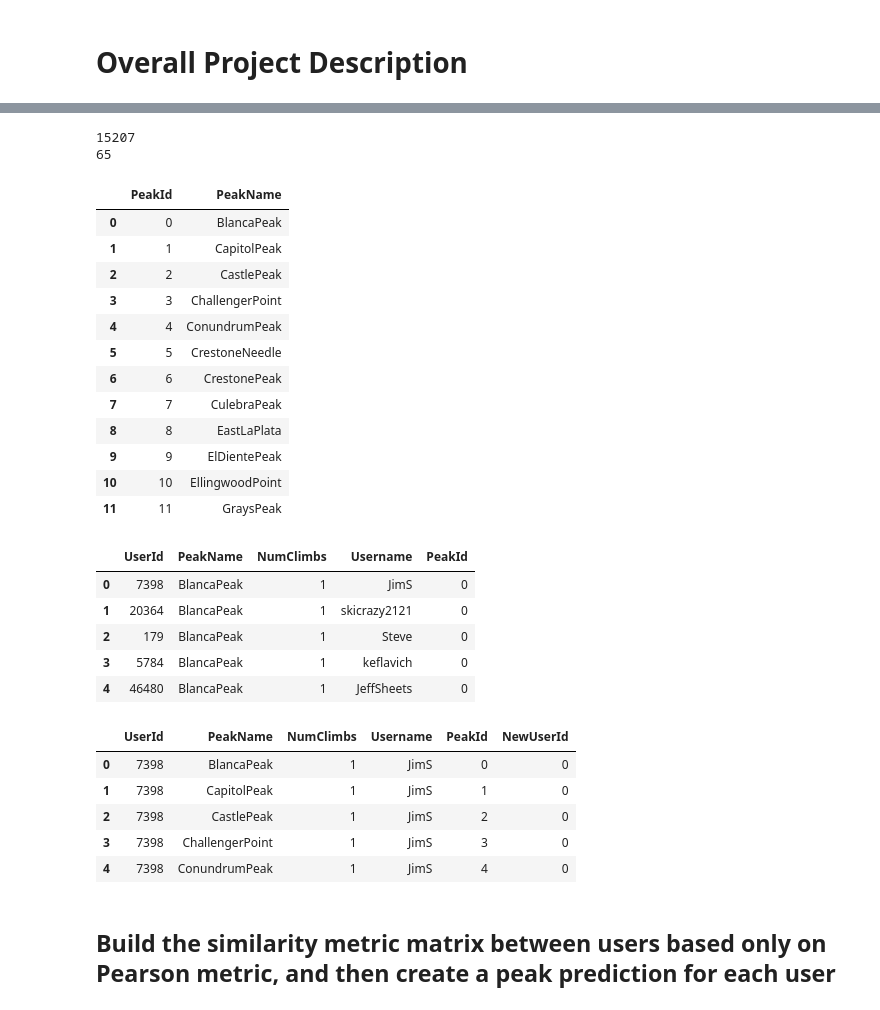
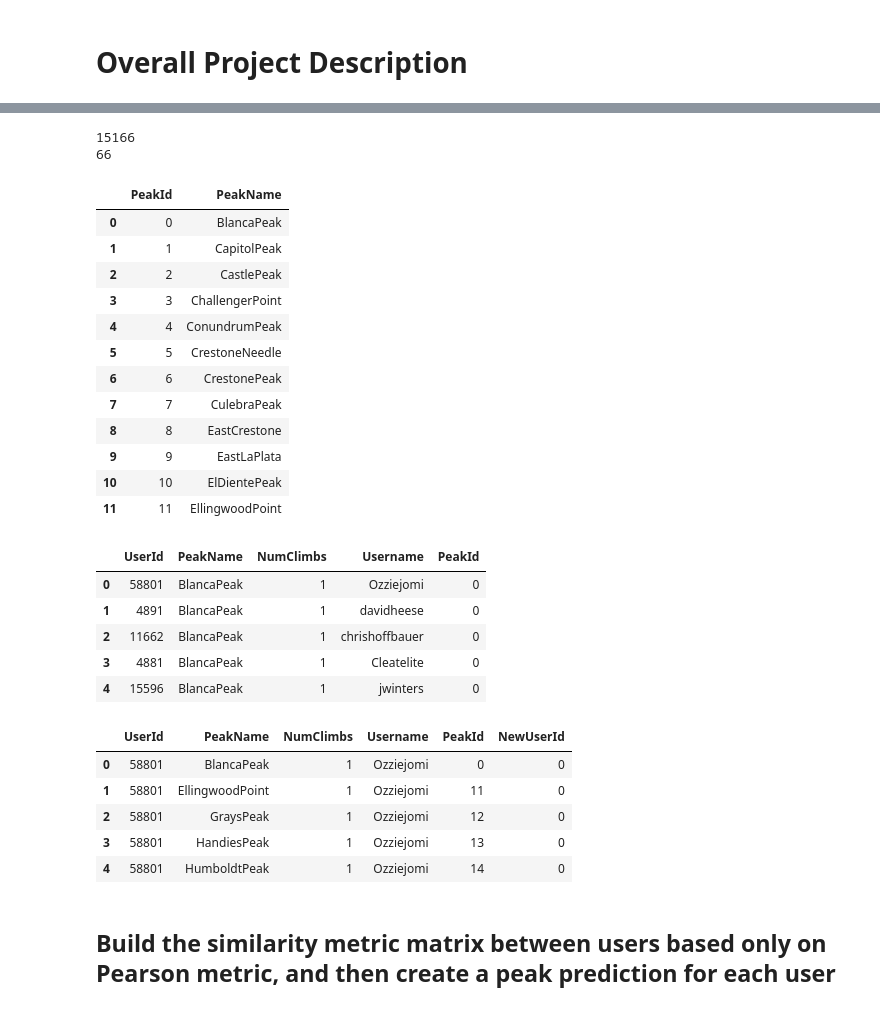
Before and after one commit to cnd9/forumAnalytics, a Jupyter notebook: 14erRecommender_UserUser_Collaborative_Model.ipynb, the cells around one changed output, grey strips where cells are left out. Cells and saved outputs as stored; diff of their text form; code cells hidden in the pictures.

```diff
--- a/14erRecommender_UserUser_Collaborative_Model.ipynb
+++ b/14erRecommender_UserUser_Collaborative_Model.ipynb
@@ -42,18 +41,19 @@ Import checklist data that was previously scraped from a popular hiking website
 # %%
-fname_14erList = r'14erChecklistByUser_df'
-fname_13erList = r'13erChecklistByUser_df'
+fname_14erList = r'14erChecklistByUser_df_winterfix'
+fname_13erList = r'13erChecklistByUser_df_winterfix'
 
 df_14ers = pickle.load(open(fname_14erList,"rb"))
 df_14ers = df_14ers[df_14ers['PeakName']!=""]
 df_14ers = df_14ers.sort_values('PeakName')
 df_14ers['NumClimbs'] = df_14ers['NumClimbs'].apply(lambda x: -1 if x==0 else 1)
-#names = pd.Series(np.arange(len(names)), names)
 
-fname_user = r'user_profile_data_FULL'
+fname_user = r'user_profile_data_FULL_winterfix'
 user_df = pickle.load(open(fname_user,"rb"))
-user_df = user_df[['UserId','Username']]
+#user_df = user_df[['UserId','Username']]
 
-df_14ers = pd.merge(df_14ers, user_df, on='UserId', how='left')
+df_14ers = pd.merge(df_14ers, user_df[['UserId','Username']], on='UserId', how='left')
+df_14ers = df_14ers.drop_duplicates()
 df_14ers.head()
+#user_df.head()
 # %% [output]
 |  | UserId | PeakName | NumClimbs | Username |
@@ -65,5 +88,6 @@ df_14ers.head()
 # %%
 climb_counts = df_14ers.groupby('PeakName').agg('count').sort_values('NumClimbs')
-dropnames = climb_counts[climb_counts['NumClimbs']<200].index.tolist()
+climb_counts['UserId'].iplot(kind='bar',xTitle='Peak Name',yTitle='Logged Ascents')
+dropnames = climb_counts[climb_counts['NumClimbs']<300].index.tolist()
 df_14ers = df_14ers[df_14ers['PeakName'].apply(lambda x: x not in dropnames)]
 #df_14ers[df_14ers['NewUserId']==4].head(40)
@@ -69,0 +102,14 @@ df_14ers = df_14ers[df_14ers['PeakName'].apply(lambda x: x not in dropnames)]
+# %%
+#user_counts = df_14ers.groupby('UserId').agg('count').sort_values('NumClimbs')
+#v = df_14ers['UserId'].apply(pd.to_numeric)
+user_counts = df_14ers.UserId.value_counts()
+#print(v)
+user_counts.iplot(kind='hist',xTitle='Number Of Peaks',yTitle='Count')#climb_counts['UserId'].iplot(kind='bar',xTitle='Peak Name',yTitle='Logged Ascents')
+gooduids = user_counts[user_counts >2].index.to_list()
+df_14ers = df_14ers[df_14ers['UserId'].isin(gooduids)]
+
+#len(df_14ers_trunc)
+#len(user_counts[user_counts['Username']>3])
+#dropnames = climb_counts[climb_counts['NumClimbs']<300].index.tolist()
+#df_14ers = df_14ers[df_14ers['PeakName'].apply(lambda x: x not in dropnames)]
+#df_14ers[df_14ers['NewUserId']==4].head(40)
@@ -70,37 +118,37 @@ df_14ers = df_14ers[df_14ers['PeakName'].apply(lambda x: x not in dropnames)]
 # %%
 n_14er_users = df_14ers.UserId.nunique()
 n_14ers = df_14ers.PeakName.nunique()
 print(n_14er_users)
 print(n_14ers)
 ## Create a dataframe that assigns an index to each peak
-index_ind=pd.DataFrame(data={'PeakId':np.arange(len(df_14ers.PeakName.unique())),'PeakName':df_14ers.PeakName.unique()})
+index_ind=pd.DataFrame(data={'PeakId':np.arange(len(df_14ers.PeakName.unique())),'PeakName':df_14ers.PeakName.sort_values().unique()})
 index_ind.head(12)
 # %% [output]
-15207
-65
+15166
+66
 |  | PeakId | PeakName |
 | 0 | 0 | BlancaPeak |
 | 1 | 1 | CapitolPeak |
 | 2 | 2 | CastlePeak |
 | 3 | 3 | ChallengerPoint |
 | 4 | 4 | ConundrumPeak |
 | 5 | 5 | CrestoneNeedle |
 | 6 | 6 | CrestonePeak |
 | 7 | 7 | CulebraPeak |
-| 8 | 8 | EastLaPlata |
-| 9 | 9 | ElDientePeak |
-| 10 | 10 | EllingwoodPoint |
-| 11 | 11 | GraysPeak |
+| 8 | 8 | EastCrestone |
+| 9 | 9 | EastLaPlata |
+| 10 | 10 | ElDientePeak |
+| 11 | 11 | EllingwoodPoint |
 # %%
 df_14ers = df_14ers.merge(index_ind)
 df_14ers.head()
 # %% [output]
 |  | UserId | PeakName | NumClimbs | Username | PeakId |
-| 0 | 7398 | BlancaPeak | 1 | JimS | 0 |
-| 1 | 20364 | BlancaPeak | 1 | skicrazy2121 | 0 |
-| 2 | 179 | BlancaPeak | 1 | Steve | 0 |
-| 3 | 5784 | BlancaPeak | 1 | keflavich | 0 |
-| 4 | 46480 | BlancaPeak | 1 | JeffSheets | 0 |
+| 0 | 58801 | BlancaPeak | 1 | Ozziejomi | 0 |
+| 1 | 4891 | BlancaPeak | 1 | davidheese | 0 |
+| 2 | 11662 | BlancaPeak | 1 | chrishoffbauer | 0 |
+| 3 | 4881 | BlancaPeak | 1 | Cleatelite | 0 |
+| 4 | 15596 | BlancaPeak | 1 | jwinters | 0 |
 # %%
 ## We should also redo the user ids since they span the length of the full user database, and we
 ## have only taken the subset of the users that have logged a 14er hike
@@ -109,10 +157,10 @@ df_14ers = df_14ers.merge(index_id)
 df_14ers.head()
 # %% [output]
 |  | UserId | PeakName | NumClimbs | Username | PeakId | NewUserId |
-| 0 | 7398 | BlancaPeak | 1 | JimS | 0 | 0 |
-| 1 | 7398 | CapitolPeak | 1 | JimS | 1 | 0 |
-| 2 | 7398 | CastlePeak | 1 | JimS | 2 | 0 |
-| 3 | 7398 | ChallengerPoint | 1 | JimS | 3 | 0 |
-| 4 | 7398 | ConundrumPeak | 1 | JimS | 4 | 0 |
+| 0 | 58801 | BlancaPeak | 1 | Ozziejomi | 0 | 0 |
+| 1 | 58801 | EllingwoodPoint | 1 | Ozziejomi | 11 | 0 |
+| 2 | 58801 | GraysPeak | 1 | Ozziejomi | 12 | 0 |
+| 3 | 58801 | HandiesPeak | 1 | Ozziejomi | 13 | 0 |
+| 4 | 58801 | HumboldtPeak | 1 | Ozziejomi | 14 | 0 |
 # %%
 ### Run if desired
```
Also changed, not shown: parts of 37 cells of this notebook.
